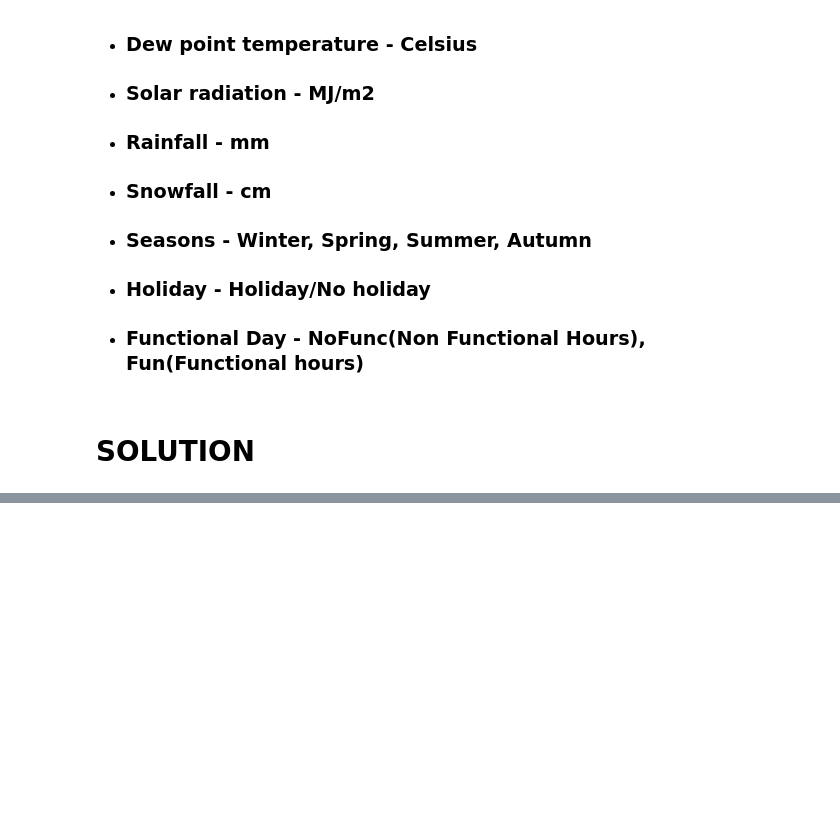
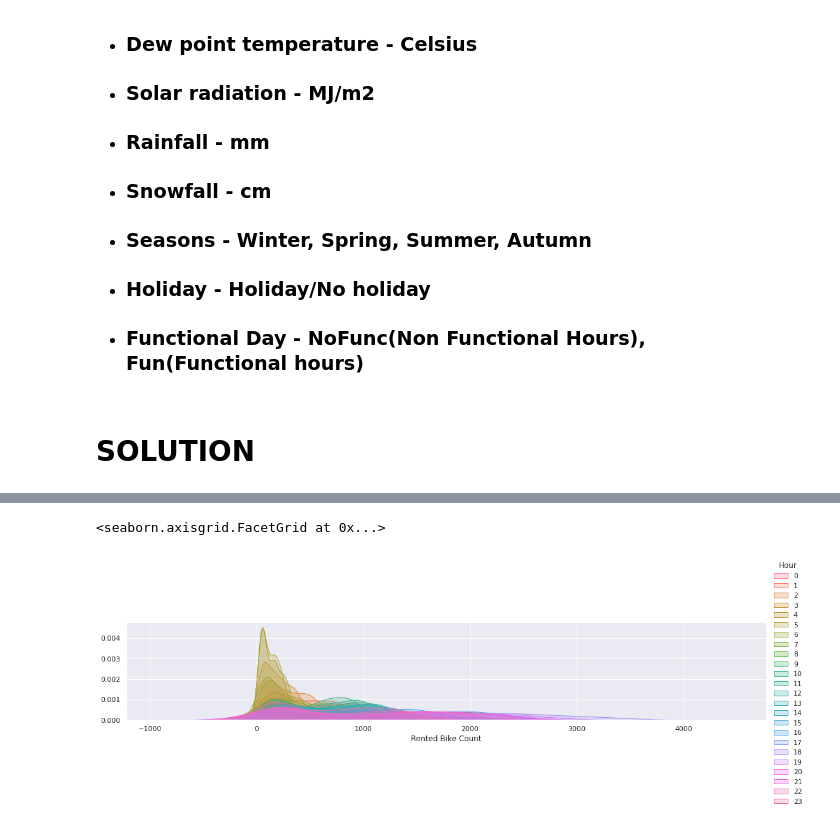
Before and after one commit to NayanaPradeep/Bike_Sharing_Demand, a Jupyter notebook: Bike_Sharing_Demand_Prediction_Capstone_Project.ipynb, the cells around one changed output, grey strips where cells are left out. Cells and saved outputs as stored; diff of their text form; code cells hidden in the pictures; blank space fills up the shorter version.

```diff
--- a/Bike_Sharing_Demand_Prediction_Capstone_Project.ipynb
+++ b/Bike_Sharing_Demand_Prediction_Capstone_Project.ipynb
@@ -232,0 +294,10 @@ plt.show()
+# %%
+#Plot to find the rented bike count distribution for each hour
+sns.set_palette("gist_stern")
+plt.rcParams['figure.figsize'] = (20, 10)
+fig = sns.FacetGrid(bikedata_df, hue='Hour', aspect=5)
+fig.map(sns.kdeplot, 'Rented Bike Count', shade=True)
+fig.add_legend()
+# %% [output]
+<seaborn.axisgrid.FacetGrid at 0x...>
+[figure, added]
```
Also changed, not shown: parts of 49 cells of this notebook.
